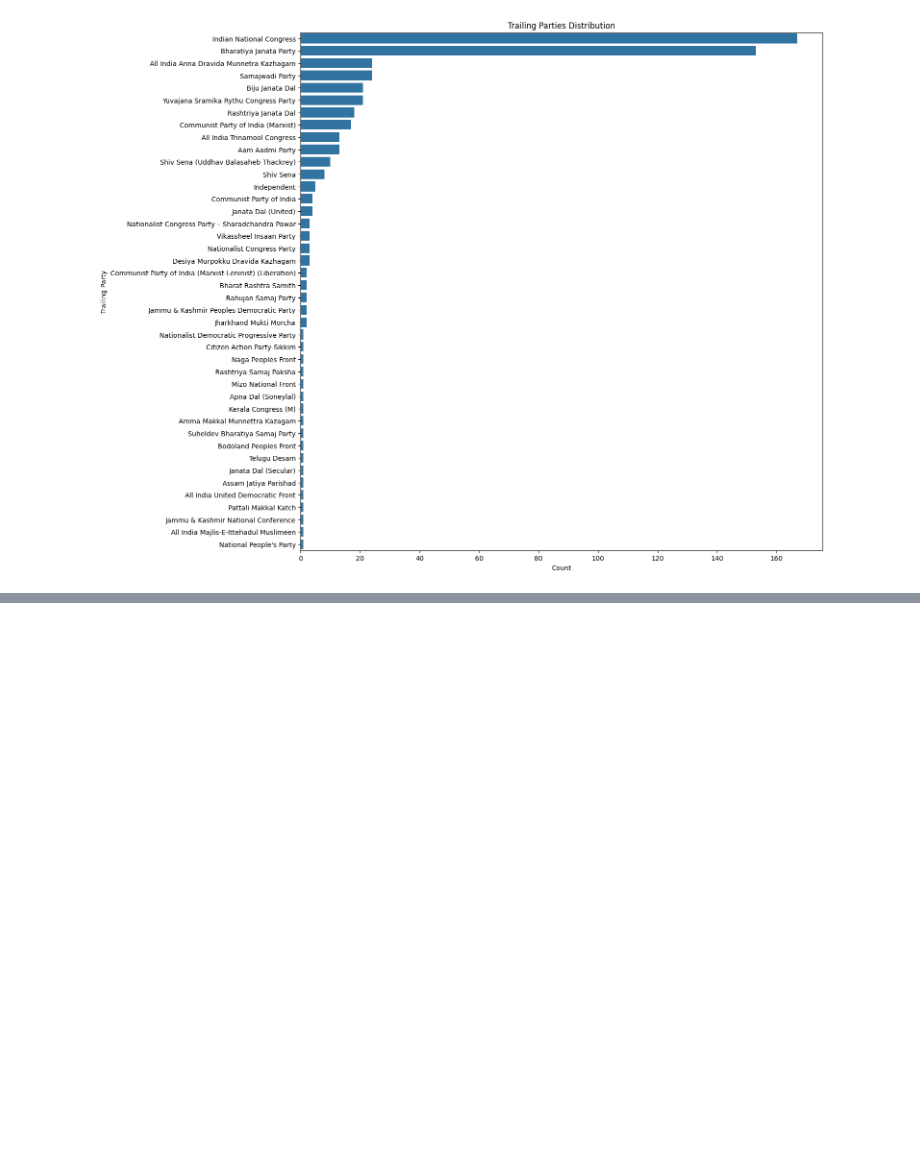
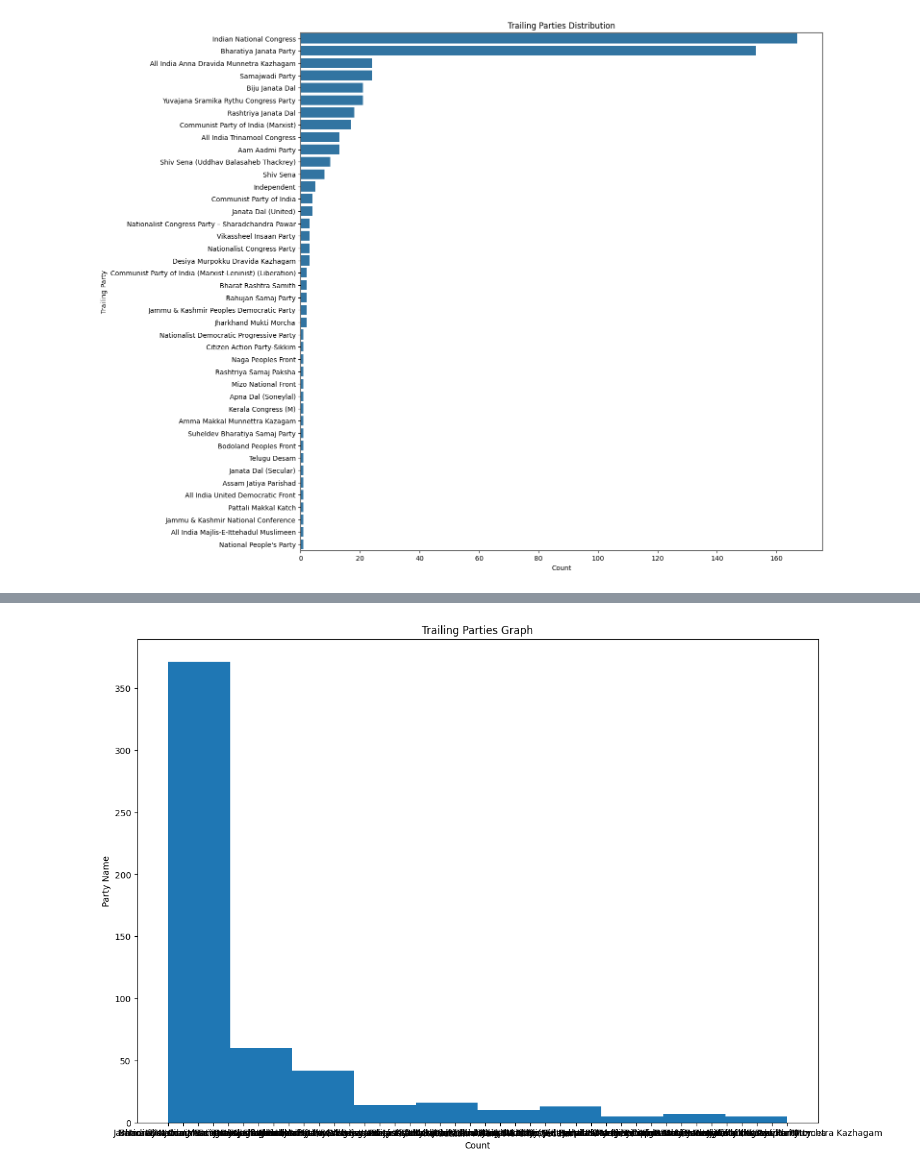
Before and after one commit to Udhay2898/HandsOnPractice_Pandas, a Jupyter notebook: Election_Analysis.ipynb, the cells around one changed output, grey strips where cells are left out. Saved outputs shown, nothing was run; the diff lists cells and outputs as text; code cells hidden in the pictures; blank space fills up the shorter version.

```diff
--- a/Election_Analysis.ipynb
+++ b/Election_Analysis.ipynb
@@ -111,0 +122,9 @@ df.head()
+# %%
+plt.figure(figsize=(14, 10))
+plt.title('Trailing Parties Graph')
+plt.xlabel('Count')
+plt.ylabel('Party Name')
+plt.hist(df["Leading Party"])
+plt.show()
+# %% [output]
+[figure, added]
```
Also changed, not shown: parts of 3 cells of this notebook.
